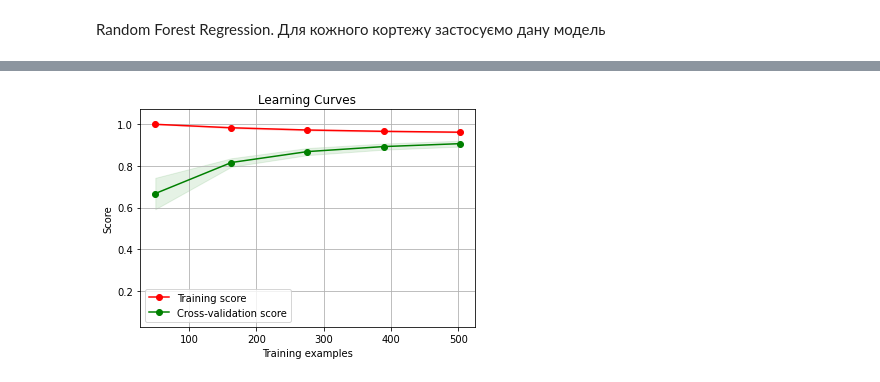
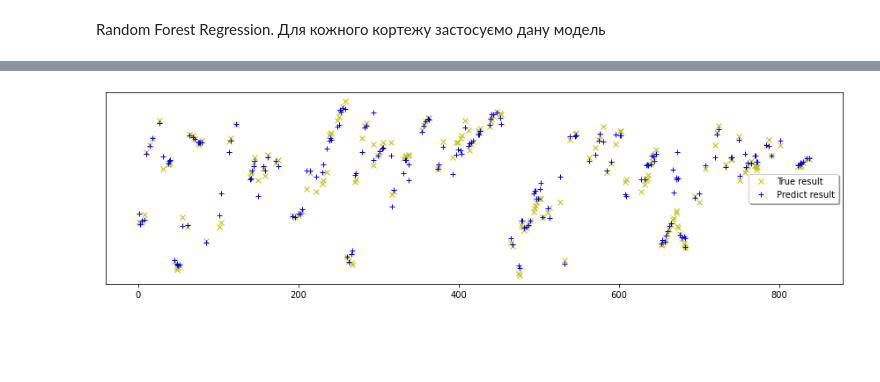
Before and after one commit to YarikHumanities/Canser-Analysis, a Jupyter notebook: methods.ipynb, the cells around one changed output, grey strips where cells are left out. Saved outputs shown, nothing was run; the diff lists cells and outputs as text; code cells hidden in the pictures; blank space fills up the shorter version.

```diff
--- a/methods.ipynb
+++ b/methods.ipynb
@@ -403,6 +281,9 @@ k Nearest model by ['gdp', 'population', 'sales_of_cigarettes_per_adult_per_day'
-# %%
-cv = ShuffleSplit(n_splits=10, test_size=0.2, random_state=0)
-plot_learning_curve(GradientBoostingRegressor_regression_model_list[4], "Learning Curves", X_train, Y_train, (0.03, 1.07), cv=cv, n_jobs=4)
-plt.show()
-# %% [output]
-[figure, removed]
+# %%
+plt.rcParams["figure.figsize"] = (15,4)
+plt.gca().axes.get_yaxis().set_visible(False)
+plt.plot(X_test.index, Y_test, "yx", label = "True result")
+plt.plot(X_test.index, random_forest_regression_model_list[4].predict(X_test), "b+", label = "Predict result")
+plt.legend(loc="center right", shadow=True)
+plt.show()
+# %% [output]
+[figure, added]
```
Also changed, not shown: parts of 18 cells of this notebook.
